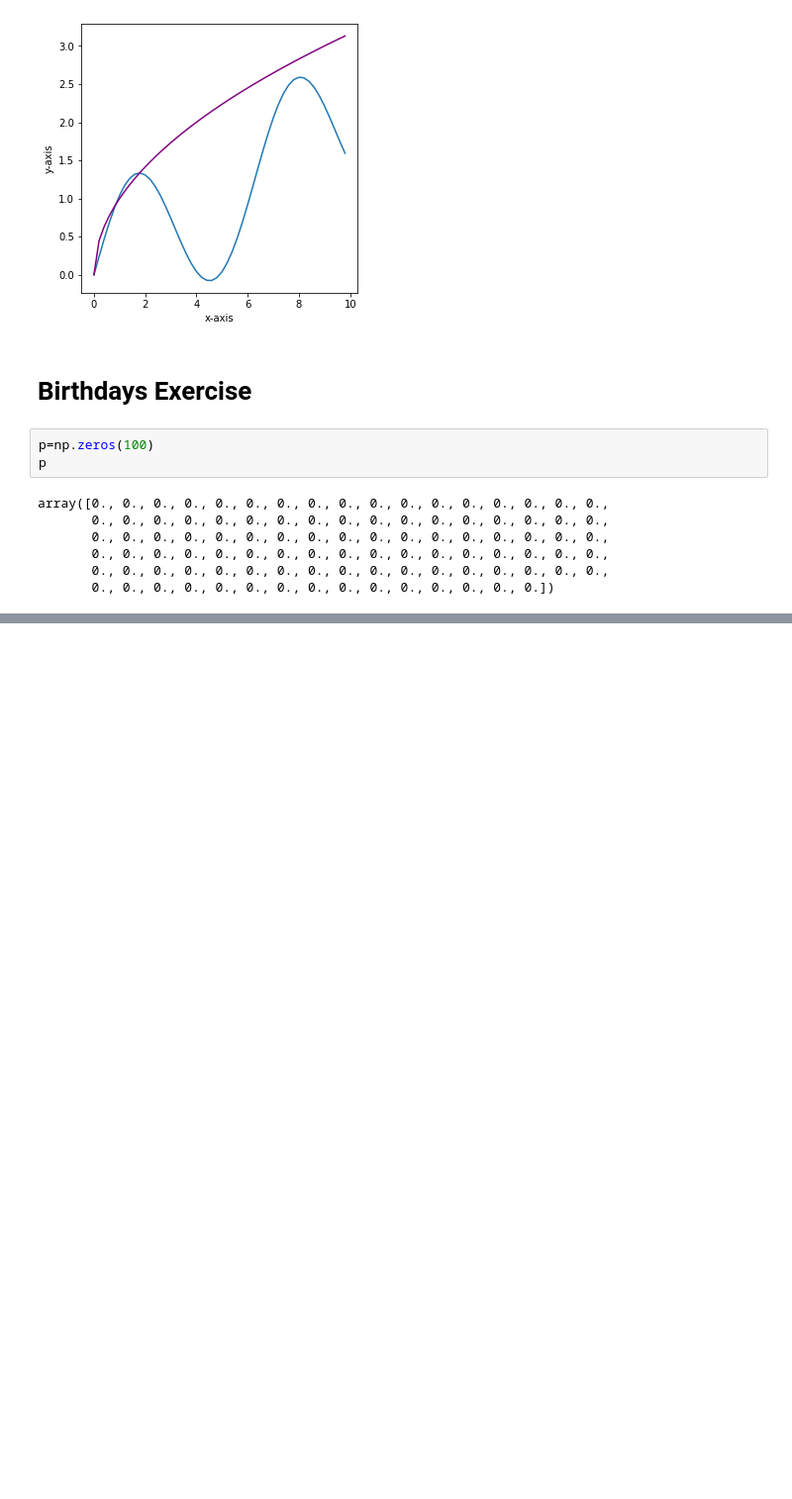
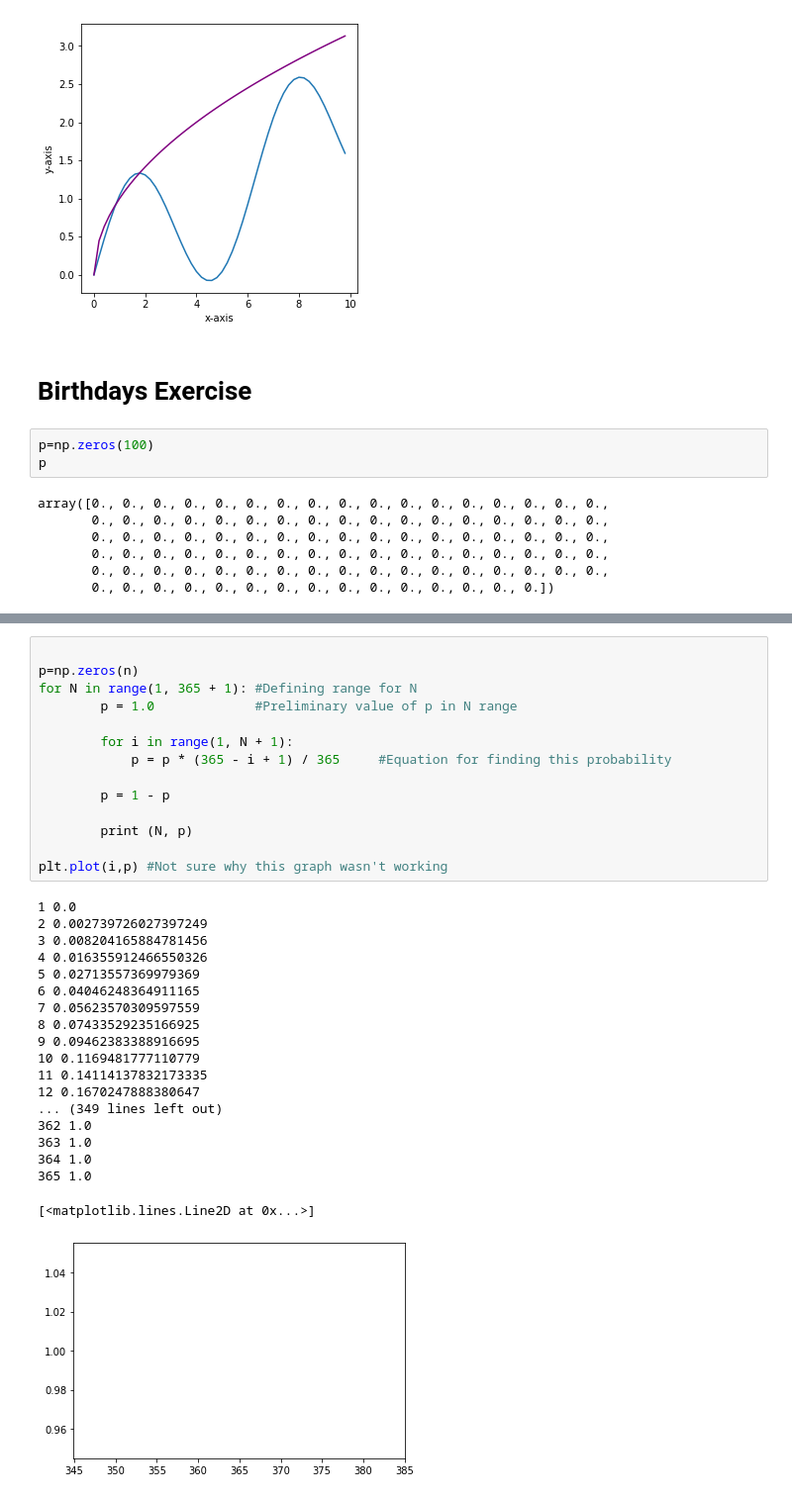
Before and after one commit to RachelMordecai7/Computational-Biology, a Jupyter notebook: BabySteps3-NumpyMatPlotLib.ipynb, the cells around one changed output, grey strips where cells are left out. Shown: that part at 99% size. Cells and saved outputs as stored; diff of their text form; blank space fills up the shorter version.

```diff
--- a/BabySteps3-NumpyMatPlotLib.ipynb
+++ b/BabySteps3-NumpyMatPlotLib.ipynb
@@ -110,3 +112,37 @@ SyntaxError: unexpected EOF while parsing (<ipython-input-112-b85d2ae05283>, lin
+# %%
+
+p=np.zeros(n)
+for N in range(1, 365 + 1): #Defining range for N
+        p = 1.0             #Preliminary value of p in N range
+
+        for i in range(1, N + 1):
+            p = p * (365 - i + 1) / 365     #Equation for finding this probability
+
+        p = 1 - p
+
+        print (N, p)
+
+plt.plot(i,p) #Not sure why this graph wasn't working
+# %% [output]
+1 0.0
+2 0.002739726027397249
+3 0.008204165884781456
+4 0.016355912466550326
+5 0.02713557369979369
+6 0.04046248364911165
+7 0.05623570309597559
+8 0.07433529235166925
+9 0.09462383388916695
+10 0.1169481777110779
+11 0.14114137832173335
+12 0.1670247888380647
+... (349 lines left out)
+362 1.0
+363 1.0
+364 1.0
+365 1.0
+[<matplotlib.lines.Line2D at 0x...>]
+[figure, added]
 # %%
 def main():
 
```
Also changed, not shown: parts of 3 cells of this notebook.
